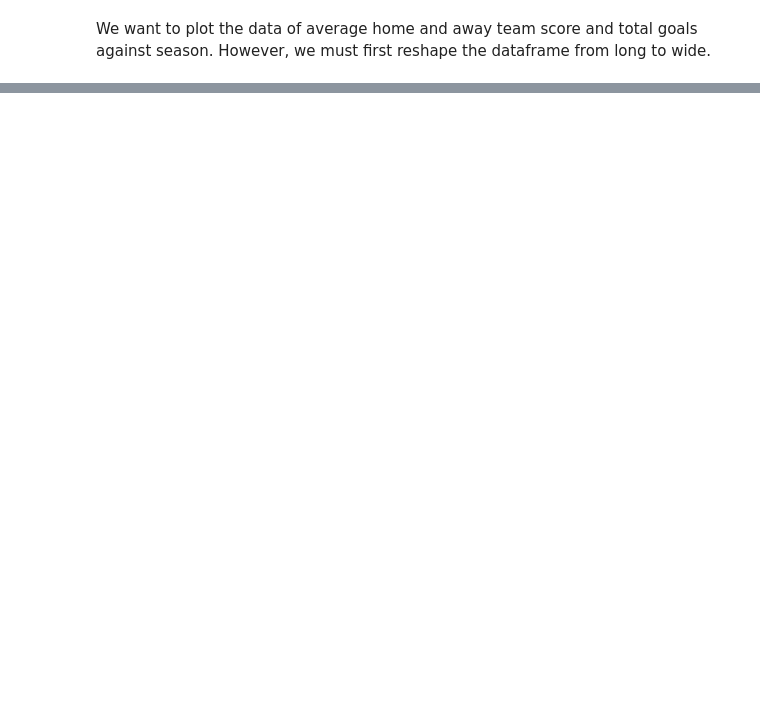
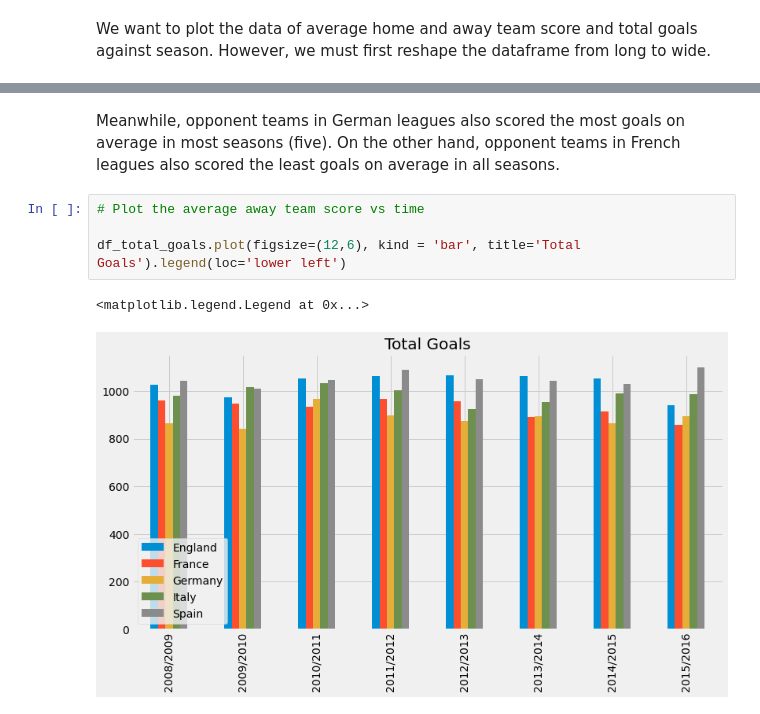
Before and after one commit to kbtran93/sql-european-soccer-analysis, a Jupyter notebook: sql_european_soccer_analysis.ipynb, the cells around one changed output, grey strips where cells are left out. Saved outputs shown, nothing was run; the diff lists cells and outputs as text; blank space fills up the shorter version.

```diff
--- a/sql_european_soccer_analysis.ipynb
+++ b/sql_european_soccer_analysis.ipynb
@@ -244,0 +251,9 @@ df_total_goals.loc[:, 'Spain'] = list(leagues_data.loc[leagues_data['country_nam
+# %% [markdown]
+Meanwhile, opponent teams in German leagues also scored the most goals on average in most seasons (five). On the other hand, opponent teams in French leagues also scored the least goals on average in all seasons.
+# %%
+# Plot the average away team score vs time
+
+df_total_goals.plot(figsize=(12,6), kind = 'bar', title='Total Goals').legend(loc='lower left')
+# %% [output]
+<matplotlib.legend.Legend at 0x...>
+[figure, added]
```
Also changed, not shown: parts of 10 cells of this notebook.
